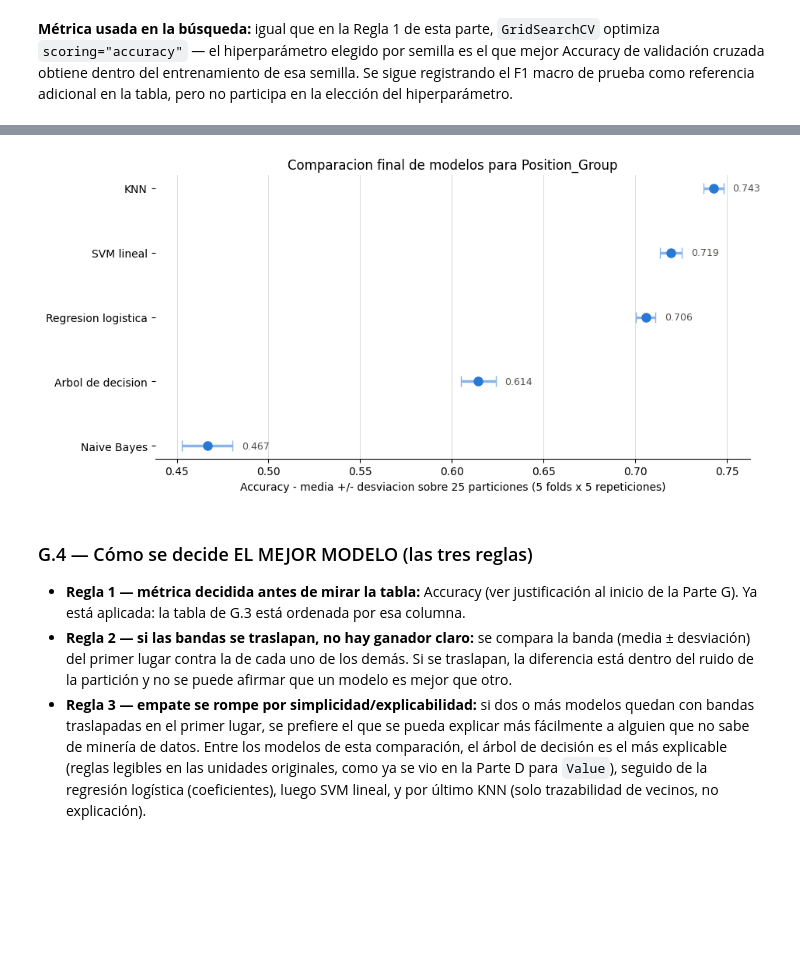
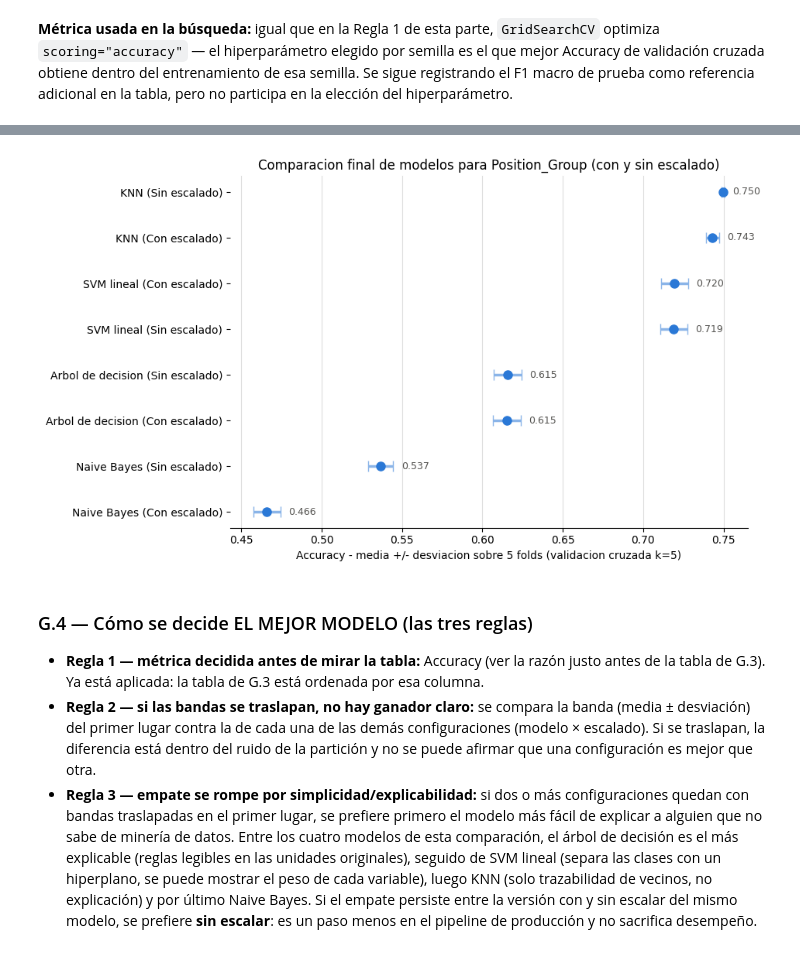
Before and after one commit to Racsok/mineria, a Jupyter notebook: analisis_datasets/analisis_dataset_FIFA.ipynb, the cells around one changed output, grey strips where cells are left out. Drawn from its saved outputs; the diff is of its cells as text; code cells hidden in the pictures; blank space fills up the shorter version.

Commit message:
añadir con y sin escalado

```diff
--- a/analisis_datasets/analisis_dataset_FIFA.ipynb
+++ b/analisis_datasets/analisis_dataset_FIFA.ipynb
@@ -2860,8 +2877,9 @@ display(tabla_busqueda.round(4))
 # %%
-# G.2 — Agregacion: por modelo, que valor de hiperparametro gano mas veces / rindio mejor en promedio
+# G.2 — Agregacion: por modelo y por configuracion de escalado, que valor de hiperparametro gano mas
+# veces / rindio mejor en promedio
 resumen_hiperparametros = (
     tabla_busqueda
-    .groupby(["Modelo", "Hiperparametro", "Valor"])
+    .groupby(["Modelo", "Escalado", "Hiperparametro", "Valor"])
     .agg(
         veces_elegido=("Semilla", "count"),
         accuracy_prueba_media=("Accuracy prueba", "mean"),
@@ -2869,22 +2887,27 @@ resumen_hiperparametros = (
         f1_macro_prueba_media=("F1 macro prueba", "mean"),
     )
     .reset_index()
-    .sort_values(["Modelo", "accuracy_prueba_media"], ascending=[True, False])
+    .sort_values(["Modelo", "Escalado", "accuracy_prueba_media"], ascending=[True, True, False])
 )
 
 display(resumen_hiperparametros.round(4))
 
-# Se elige, por modelo, el valor con mejor Accuracy promedio en prueba a lo largo de las semillas
-# (desempate: el que mas veces gano la busqueda interna de GridSearchCV)
+# Se elige, por modelo Y por configuracion de escalado, el valor con mejor Accuracy promedio en prueba
+# a lo largo de las semillas (desempate: el que mas veces gano la busqueda interna de GridSearchCV).
+# Esto es lo que hace justa la comparacion de G.3: KNN y SVM lineal pueden terminar con un k / C
+# distinto segun si reciben las variables escaladas o en sus unidades originales.
 mejores_hiperparametros = (
     resumen_hiperparametros
-    .sort_values(["Modelo", "accuracy_prueba_media", "veces_elegido"], ascending=[True, False, False])
-    .groupby("Modelo")
+    .sort_values(
+        ["Modelo", "Escalado", "accuracy_prueba_media", "veces_elegido"],
+        ascending=[True, True, False, False]
+    )
+    .groupby(["Modelo", "Escalado"])
     .first()
     .reset_index()
 )
 
-print("\nHiperparametro elegido por modelo (mejor Accuracy promedio en varias semillas):")
+print("\nHiperparametro elegido por modelo y configuracion de escalado (mejor Accuracy promedio en varias semillas):")
 
-display(mejores_hiperparametros[["Modelo", "Hiperparametro", "Valor", "accuracy_prueba_media", "veces_elegido"]].round(4))
+display(mejores_hiperparametros[["Modelo", "Escalado", "Hiperparametro", "Valor", "accuracy_prueba_media", "veces_elegido"]].round(4))
 # %% [output]
@@ -2999,6 +3037,6 @@ Naive Bayes -> GaussianNB()
 # %%
-# G.3 — RepeatedStratifiedKFold: varias separaciones en k-folds, misma proporcion de cada Position_Group
-cv_repetida = RepeatedStratifiedKFold(n_splits=5, n_repeats=5, random_state=2026)
+# G.3 — StratifiedKFold (k=5): la misma particion en folds para las 8 configuraciones (modelo x escalado)
+cv_g3 = StratifiedKFold(n_splits=5, shuffle=True, random_state=2026)
 
 scoring_final = {
     "Accuracy": "accuracy",
@@ -3012,18 +3050,18 @@ scoring_final = {
 resultados_finales = []
 crudo_accuracy = {}
 
-for nombre, pipe in pipelines_finales_posicion.items():
+for (nombre, tipo_escalado), pipe in pipelines_finales_posicion.items():
     scores = cross_validate(
         pipe, X_clasificacion, y_clasificacion,
-        cv=cv_repetida, scoring=scoring_final, n_jobs=1
+        cv=cv_g3, scoring=scoring_final, n_jobs=1
     )
-    fila = {"Modelo": nombre}
+    fila = {"Modelo": nombre, "Escalado": tipo_escalado}
     for metrica in scoring_final:
         valores = scores[f"test_{metrica}"]
         fila[f"{metrica} media"] = valores.mean()
         fila[f"{metrica} desv"] = valores.std()
     resultados_finales.append(fila)
-    crudo_accuracy[nombre] = scores["test_Accuracy"]
+    crudo_accuracy[(nombre, tipo_escalado)] = scores["test_Accuracy"]
 
 tabla_final_g = pd.DataFrame(resultados_finales).sort_values(
     "Accuracy media", ascending=False
@@ -3040,32 +3098,32 @@ display(tabla_final_g.round(4))
 # %%
 # G.3 — Grafica de medias +/- desviacion (Accuracy) para ver si las bandas se traslapan
 orden_g3 = sorted(crudo_accuracy.items(), key=lambda kv: kv[1].mean())
-etiquetas_g3 = [nombre for nombre, _ in orden_g3]
+etiquetas_g3 = [f"{nombre} ({tipo})" for (nombre, tipo), _ in orden_g3]
 medias_g3 = [v.mean() for _, v in orden_g3]
 desvs_g3 = [v.std() for _, v in orden_g3]
 
-fig, ax = plt.subplots(figsize=(9.5, 4.6))
+fig, ax = plt.subplots(figsize=(9.5, 5.5))
 pos_g3 = np.arange(len(orden_g3))
 ax.errorbar(medias_g3, pos_g3, xerr=desvs_g3, fmt="o", markersize=8, capsize=5,
             color="#2a78d6", ecolor="#8ab4e8", elinewidth=2.5)
 ax.set_yticks(pos_g3)
 ax.set_yticklabels(etiquetas_g3)
-ax.set_xlabel("Accuracy - media +/- desviacion sobre 25 particiones (5 folds x 5 repeticiones)")
-ax.set_title("Comparacion final de modelos para Position_Group")
+ax.set_xlabel("Accuracy - media +/- desviacion sobre 5 folds (validacion cruzada k=5)")
+ax.set_title("Comparacion final de modelos para Position_Group (con y sin escalado)")
 ax.grid(axis="x", color="#dddddd", linewidth=.8)
 ax.set_axisbelow(True)
 for lado in ["top", "right", "left"]:
     ax.spines[lado].set_visible(False)
 for p, m_, d in zip(pos_g3, medias_g3, desvs_g3):
     ax.text(m_ + d + .005, p, f"{m_:.3f}", va="center", fontsize=9, color="#52514e")
 plt.tight_layout()
 plt.show()
 # %% [output]
-[figure, old version]
+[figure, new version]
 # %% [markdown]
 ### G.4 — Cómo se decide EL MEJOR MODELO (las tres reglas)
 
-* **Regla 1 — métrica decidida antes de mirar la tabla:** Accuracy (ver justificación al inicio de la Parte G). Ya está aplicada: la tabla de G.3 está ordenada por esa columna.
-* **Regla 2 — si las bandas se traslapan, no hay ganador claro:** se compara la banda (media ± desviación) del primer lugar contra la de cada uno de los demás. Si se traslapan, la diferencia está dentro del ruido de la partición y no se puede afirmar que un modelo es mejor que otro.
-* **Regla 3 — empate se rompe por simplicidad/explicabilidad:** si dos o más modelos quedan con bandas traslapadas en el primer lugar, se prefiere el que se pueda explicar más fácilmente a alguien que no sabe de minería de datos. Entre los modelos de esta comparación, el árbol de decisión es el más explicable (reglas legibles en las unidades originales, como ya se vio en la Parte D para `Value`), seguido de la regresión logística (coeficientes), luego SVM lineal, y por último KNN (solo trazabilidad de vecinos, no explicación).
+* **Regla 1 — métrica decidida antes de mirar la tabla:** Accuracy (ver la razón justo antes de la tabla de G.3). Ya está aplicada: la tabla de G.3 está ordenada por esa columna.
+* **Regla 2 — si las bandas se traslapan, no hay ganador claro:** se compara la banda (media ± desviación) del primer lugar contra la de cada una de las demás configuraciones (modelo × escalado). Si se traslapan, la diferencia está dentro del ruido de la partición y no se puede afirmar que una configuración es mejor que otra.
+* **Regla 3 — empate se rompe por simplicidad/explicabilidad:** si dos o más configuraciones quedan con bandas traslapadas en el primer lugar, se prefiere primero el modelo más fácil de explicar a alguien que no sabe de minería de datos. Entre los cuatro modelos de esta comparación, el árbol de decisión es el más explicable (reglas legibles en las unidades originales), seguido de SVM lineal (separa las clases con un hiperplano, se puede mostrar el peso de cada variable), luego KNN (solo trazabilidad de vecinos, no explicación) y por último Naive Bayes. Si el empate persiste entre la versión con y sin escalar del mismo modelo, se prefiere **sin escalar**: es un paso menos en el pipeline de producción y no sacrifica desempeño.
 # %%
```
Also changed, not shown: parts of 13 cells of this notebook.
